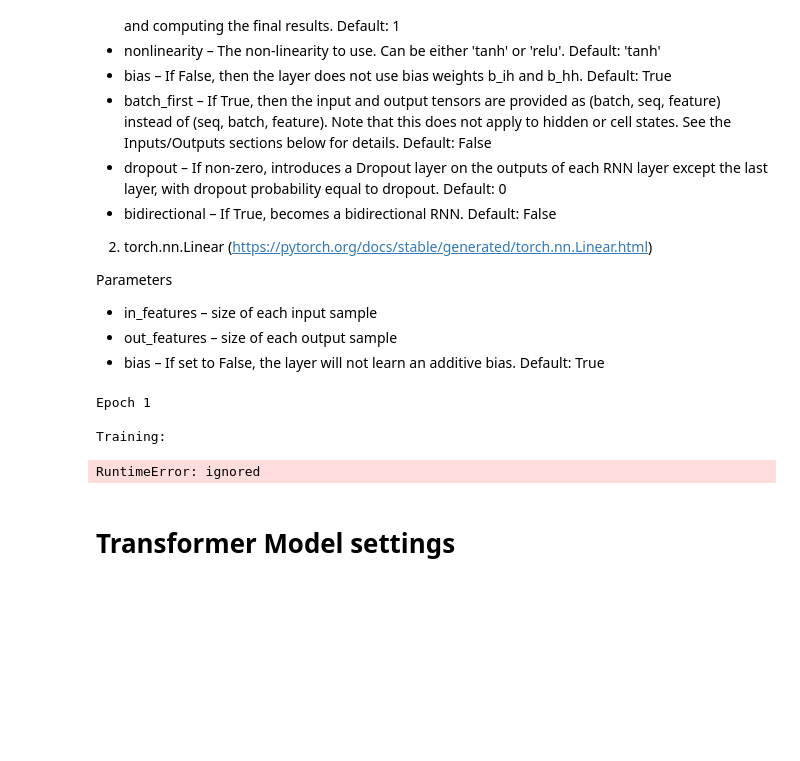
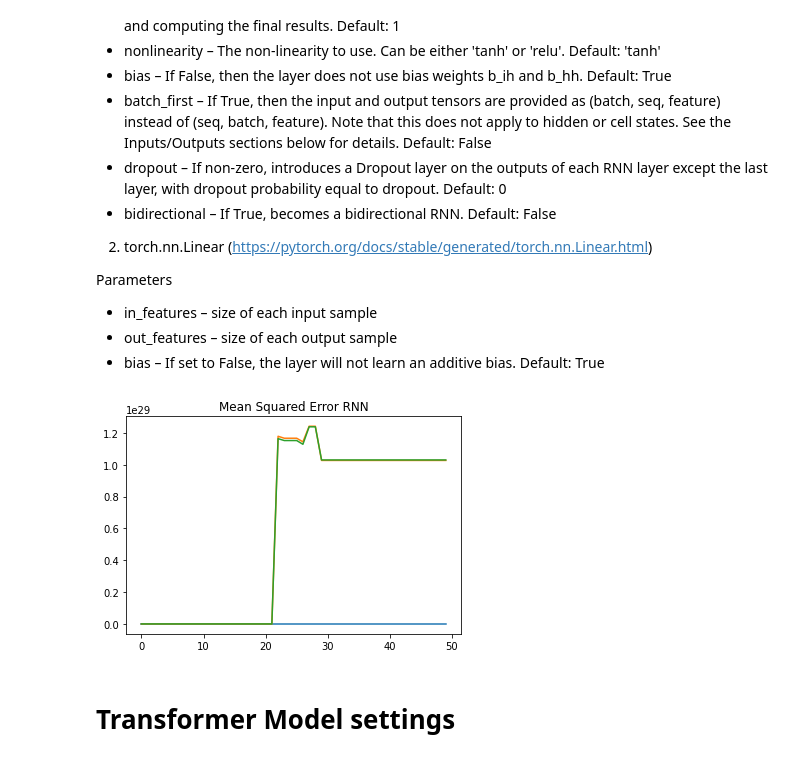
Before and after one commit to SergioTallo/Multivariate_Time_Series_Prediction_Transformers, a Jupyter notebook: bsc_arbeit.ipynb, the cells around one changed output. Cells and saved outputs as stored; diff of their text form; code cells hidden in the pictures; blank space fills up the shorter version.

```diff
--- a/bsc_arbeit.ipynb
+++ b/bsc_arbeit.ipynb
@@ -307,7 +286,0 @@ Whole dataset Normalised: 63329 pairs of sequences of longitud 30 with 18 featur
-# %%
-print(batches_whole_norm.shape)
-print(type(batches_whole_norm))
-print(type(batches_whole_norm[0]))
-print(type(batches_whole_norm[0][0][0]))
-for i in batches_whole_norm[0][0][0]:
-  print(type(i))
@@ -724,8 +644,9 @@ class RNN(nn.Module):
         self.device = device
 
         #Defining the layers
+        self.fc1 = nn.Linear(input_size, input_size)
         # RNN Layer
-        self.rnn = nn.RNN(input_size = input_size, hidden_size = hidden_dim, num_layers = n_layers, batch_first = batch_first, dropout = dropout)
+        self.rnn = nn.RNN(input_size, hidden_size = hidden_dim, num_layers = n_layers, batch_first = batch_first, nonlinearity='relu', dropout = dropout)
         # Fully connected layer
         self.fc = nn.Linear(hidden_dim, output_size)
 
@@ -736,12 +657,12 @@ class RNN(nn.Module):
         # Initializing hidden state for first input using method defined below
         hidden = self.init_hidden(batch_size).to(self.device)
 
+        out = torch.relu(self.fc1(x))
+
         # Passing in the input and hidden state into the model and obtaining outputs
-        out, hidden = self.rnn(x, hidden)
+        out, hidden = self.rnn(out, hidden)
+
         out = torch.relu(out)
-
-        # Reshaping the outputs such that it can be fit into the fully connected layer
-        out = out.contiguous().view(-1, self.hidden_dim)
         out = self.fc(out)
 
         return out, hidden
@@ -825,8 +746,8 @@ def training_RNN(model, criterion, optimizer, train_loader, test_loader, n_epoch
 # Instantiate the model with hyperparameters
 model_rnn = RNN(input_size = 18,
                 output_size = 18,
-                hidden_dim = 36,
-                n_layers = 1,
+                hidden_dim = 64,
+                n_layers = 4,
                 batch_first = True,
                 dropout = 0,
                 device = device)
@@ -835,7 +756,7 @@ model_rnn = RNN(input_size = 18,
 model_rnn = model_rnn.to(device)
 
 # Define hyperparameters
-n_epochs = 4
+n_epochs = 50
 lr=0.01
 
 # Define Loss, Optimizer
@@ -846,11 +767,26 @@ train_RNN = True
 
 if train_RNN is True:
   train_losses, test_losses, trained_model_RNN = training_RNN(model_rnn, criterion, optimizer, loader_train, loader_test, n_epochs)
-# %% [output]
-Epoch 1
-
-Training:
-RuntimeError: ignored
+# %%
+# Show results of the loss function
+
+fig = plt.figure()
+
+ax = fig.add_subplot(111)
+plt.ion()
+
+fig.show()
+fig.canvas.draw()
+
+baseline = [np.mean(losses_train) for i in range(len(train_losses))]
+
+ax.plot(baseline)
+ax.plot([np.mean(i) for i in train_losses])
+ax.plot([np.mean(i) for i in test_losses])
+ax.set_title("Mean Squared Error RNN")
+fig.canvas.draw()
+# %% [output]
+[figure, added]
 # %% [markdown]
 # Transformer Model settings
 # %% [markdown]
```
Also changed, not shown: parts of 13 cells of this notebook.
